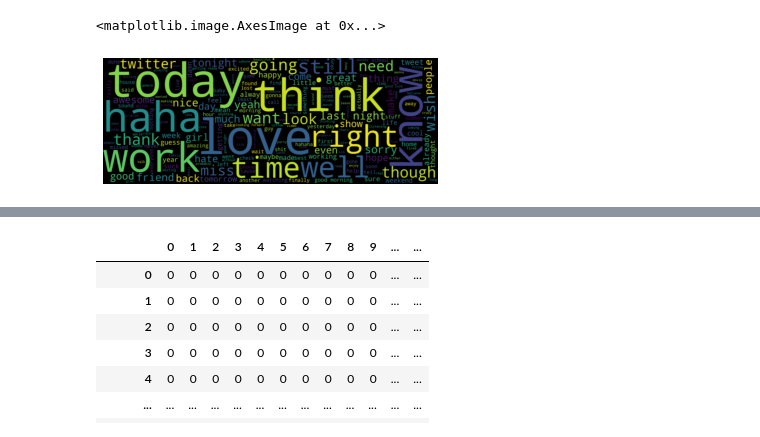
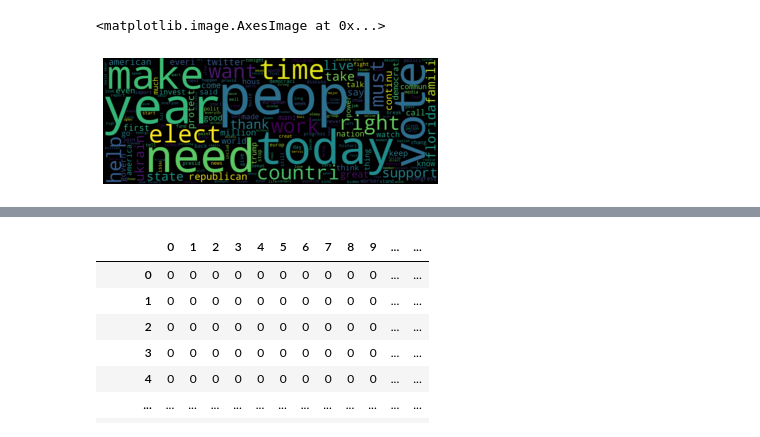
Before and after one commit to AnGafa/Sentiment-Analysis-from-Tweets, a Jupyter notebook: DataCleanupVisualized.ipynb, the cells around one changed output, grey strips where cells are left out. Saved outputs shown, nothing was run; the diff lists cells and outputs as text; code cells hidden in the pictures.

```diff
--- a/DataCleanupVisualized.ipynb
+++ b/DataCleanupVisualized.ipynb
@@ -172,16 +112,17 @@ combine.head()
 # %%
 from wordcloud import WordCloud,ImageColorGenerator
 from PIL import Image
 import urllib
 import requests
+import matplotlib.pyplot as plt
 
-all_words = ' '.join(text for text in combine['Tidy_Tweets'])
+all_words = ' '.join(text for text in test['modText'])
 
 #mage_colors = ImageColorGenerator(img) #can use image to color the wordcloud
 
 wc = WordCloud(background_color='black', height=1500, width=4000).generate(all_words)
 plt.axis('off')
 plt.imshow(wc,interpolation="hamming")
 # %% [output]
 <matplotlib.image.AxesImage at 0x...>
-[figure, old version]
+[figure, new version]
```
Also changed, not shown: parts of 8 cells of this notebook, 6 other files.
